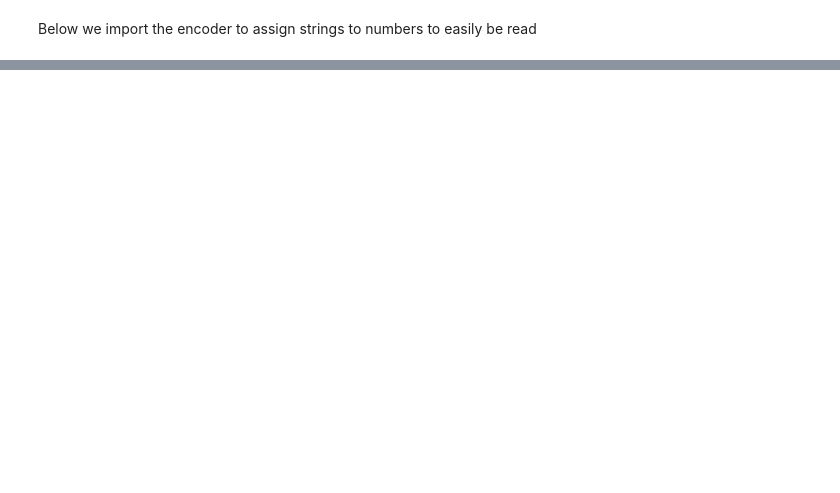
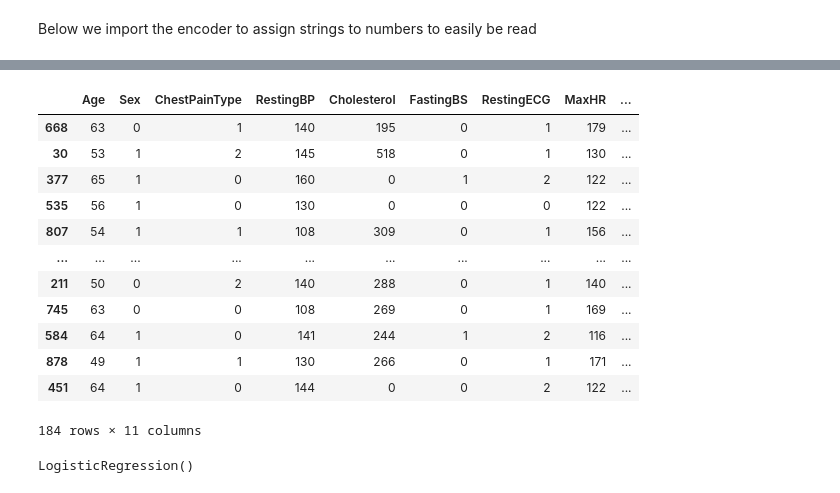
Before and after one commit to ATWIINETIRZAH/DataPath-From-Raw-to-Insights, a Jupyter notebook: Machine_Learning/logistic_reg2.ipynb, the cells around one changed output, grey strips where cells are left out. Drawn from its saved outputs; the diff is of its cells as text; code cells hidden in the pictures; blank space fills up the shorter version.

Commit message:
completed logistic regression

```diff
--- a/Machine_Learning/logistic_reg2.ipynb
+++ b/Machine_Learning/logistic_reg2.ipynb
@@ -114,0 +120,21 @@ memory usage: 86.2 KB
+# %%
+X_test
+# %% [output]
+|  | Age | Sex | ChestPainType | RestingBP | Cholesterol | FastingBS | RestingECG | MaxHR | ... |
+| 668 | 63 | 0 | 1 | 140 | 195 | 0 | 1 | 179 | ... |
+| 30 | 53 | 1 | 2 | 145 | 518 | 0 | 1 | 130 | ... |
+| 377 | 65 | 1 | 0 | 160 | 0 | 1 | 2 | 122 | ... |
+| 535 | 56 | 1 | 0 | 130 | 0 | 0 | 0 | 122 | ... |
+| 807 | 54 | 1 | 1 | 108 | 309 | 0 | 1 | 156 | ... |
+| ... | ... | ... | ... | ... | ... | ... | ... | ... | ... |
+| 211 | 50 | 0 | 2 | 140 | 288 | 0 | 1 | 140 | ... |
+| 745 | 63 | 0 | 0 | 108 | 269 | 0 | 1 | 169 | ... |
+| 584 | 64 | 1 | 0 | 141 | 244 | 1 | 2 | 116 | ... |
+| 878 | 49 | 1 | 1 | 130 | 266 | 0 | 1 | 171 | ... |
+| 451 | 64 | 1 | 0 | 144 | 0 | 0 | 2 | 122 | ... |
+184 rows × 11 columns
+# %%
+model=LogisticRegression()
+model.fit(X_train, y_train)
+# %% [output]
+LogisticRegression()
```
Also changed, not shown: parts of 9 cells of this notebook.
